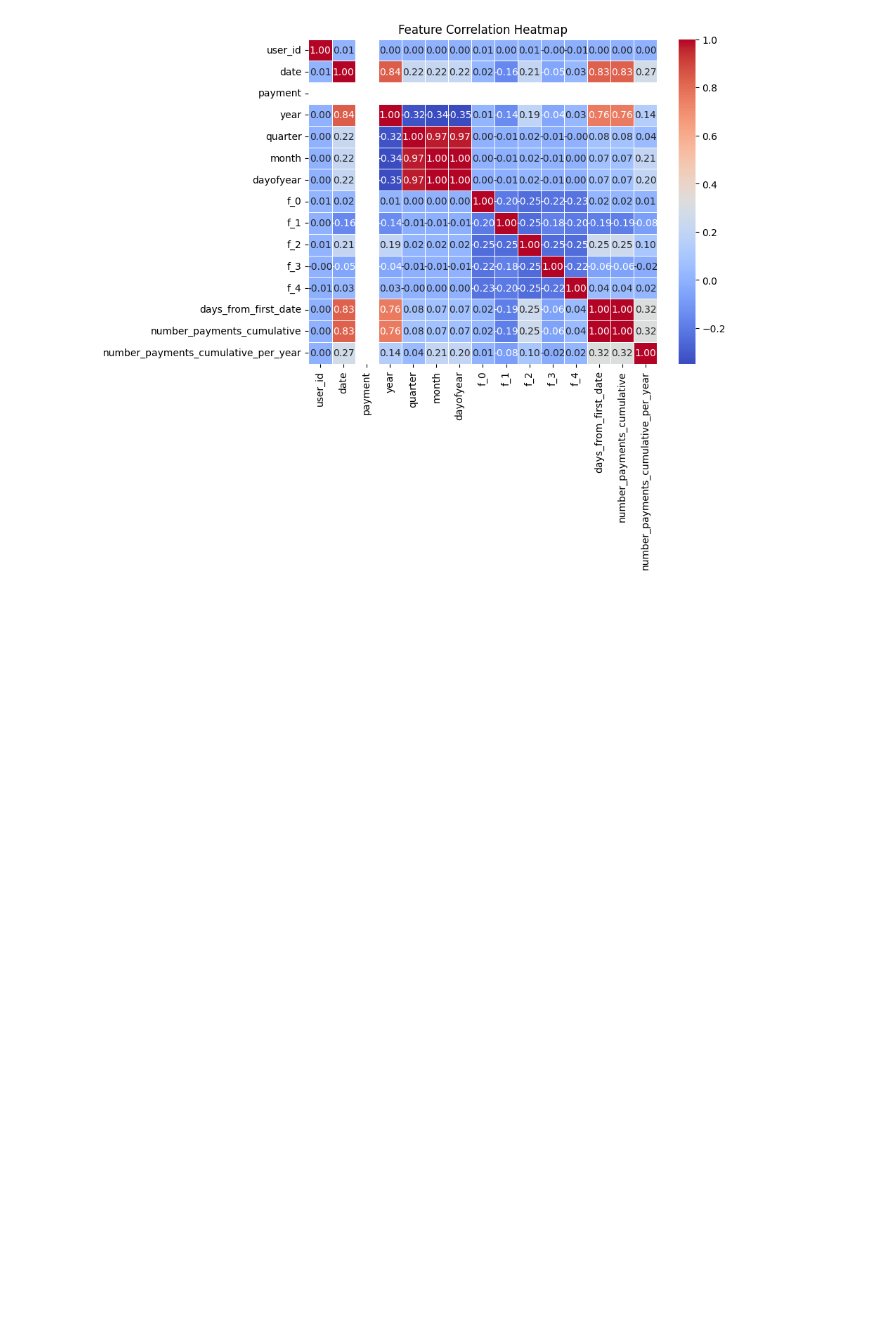
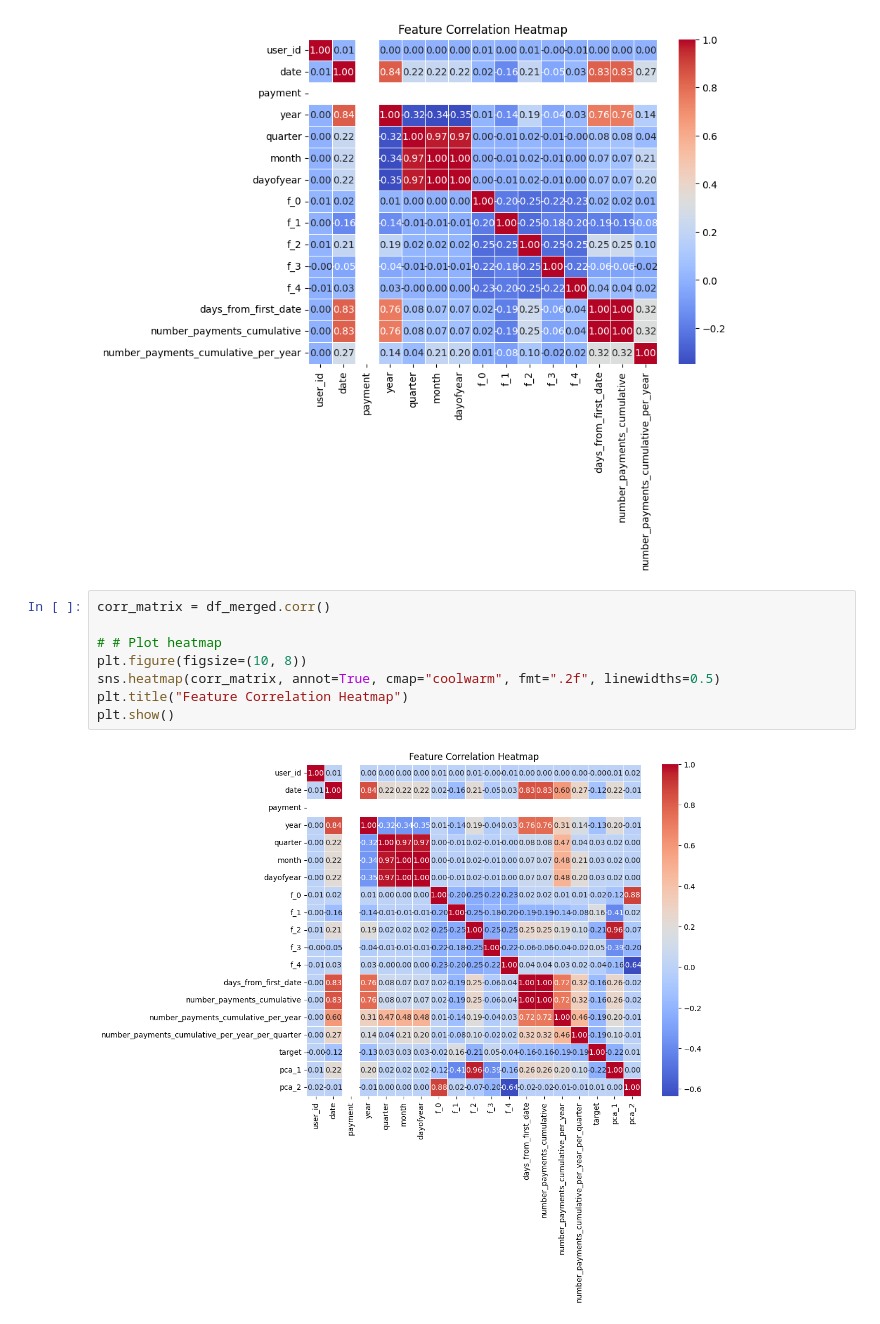
Before and after one commit to MatteoMazzon/interview_project, a Jupyter notebook: assignment_copy.ipynb, the cells around one changed output. Saved outputs shown, nothing was run; the diff lists cells and outputs as text; blank space fills up the shorter version.

```diff
--- a/assignment_copy.ipynb
+++ b/assignment_copy.ipynb
@@ -201,3 +298,13 @@ df_merged[df_merged["user_id"] == 0]
 # plt.show()
 # %% [output]
 [figure]
+# %%
+corr_matrix = df_merged.corr()
+
+# # Plot heatmap
+plt.figure(figsize=(10, 8))
+sns.heatmap(corr_matrix, annot=True, cmap="coolwarm", fmt=".2f", linewidths=0.5)
+plt.title("Feature Correlation Heatmap")
+plt.show()
+# %% [output]
+[figure, added]
```
Also changed, not shown: parts of 9 cells of this notebook.
